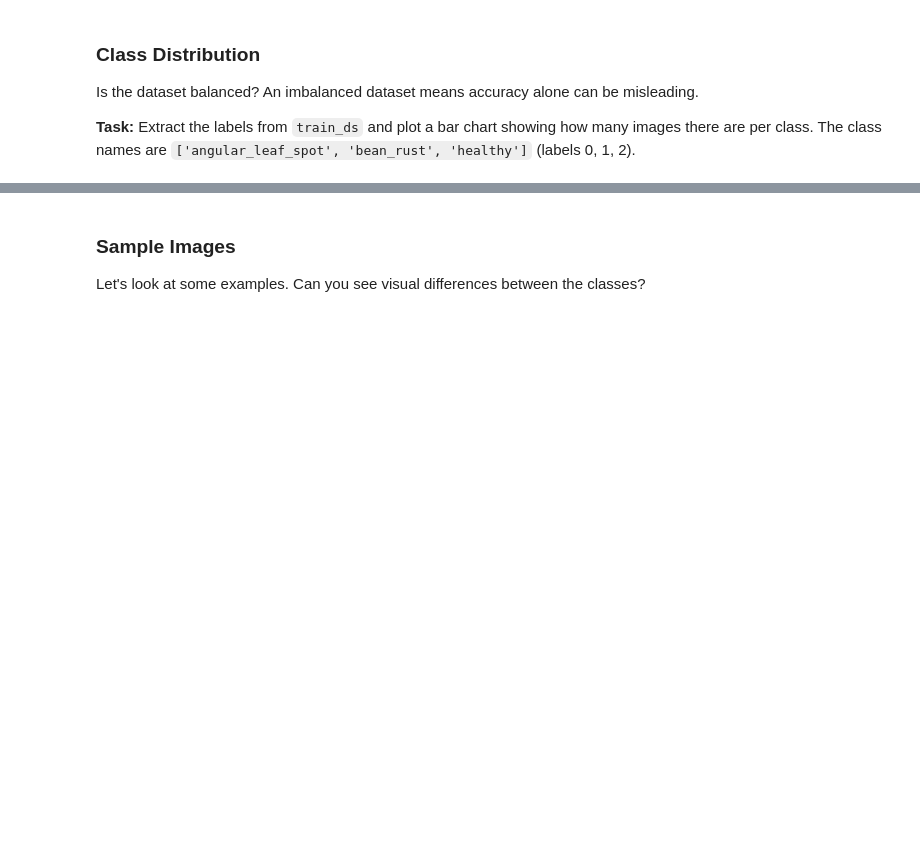
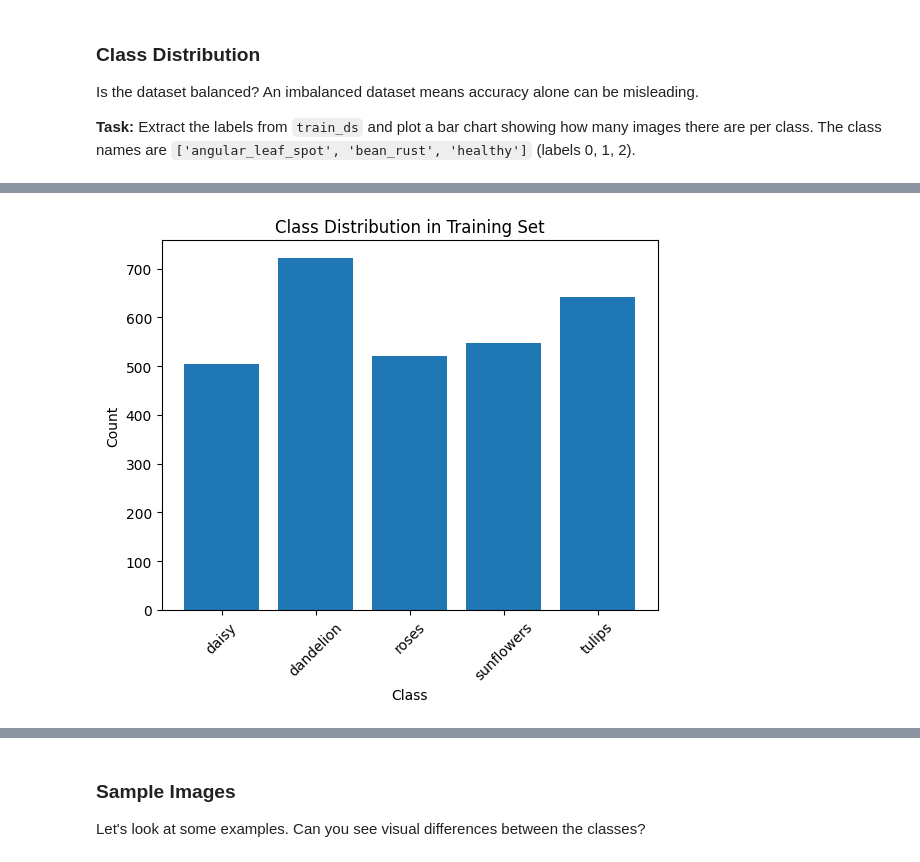
Before and after one commit to MatthewMcCarthy1/machine-learning-labs, a Jupyter notebook: lab_10/flowers.ipynb, the cells around one changed output, grey strips where cells are left out. Cells and saved outputs as stored; diff of their text form; code cells hidden in the pictures; blank space fills up the shorter version.

```diff
--- a/lab_10/flowers.ipynb
+++ b/lab_10/flowers.ipynb
@@ -130,3 +165,10 @@ train_labels = np.array([y.numpy() for x, y in train_ds.unbatch()])
 # Plot a bar chart of class counts
 # Hint: use np.unique with return_counts=True, then plt.bar
 unique, counts = np.unique(train_labels, return_counts=True)
+plt.bar(unique, counts)
+plt.xlabel('Class')
+plt.ylabel('Count')
+plt.title('Class Distribution in Training Set')
+plt.xticks(unique, class_names, rotation=45)
+plt.show()
+# %% [output]
@@ -133,2 +176,3 @@ unique, counts = np.unique(train_labels, return_counts=True)
+[figure, added]
 # %%
 train_labels
```
Also changed, not shown: parts of 26 cells of this notebook.
